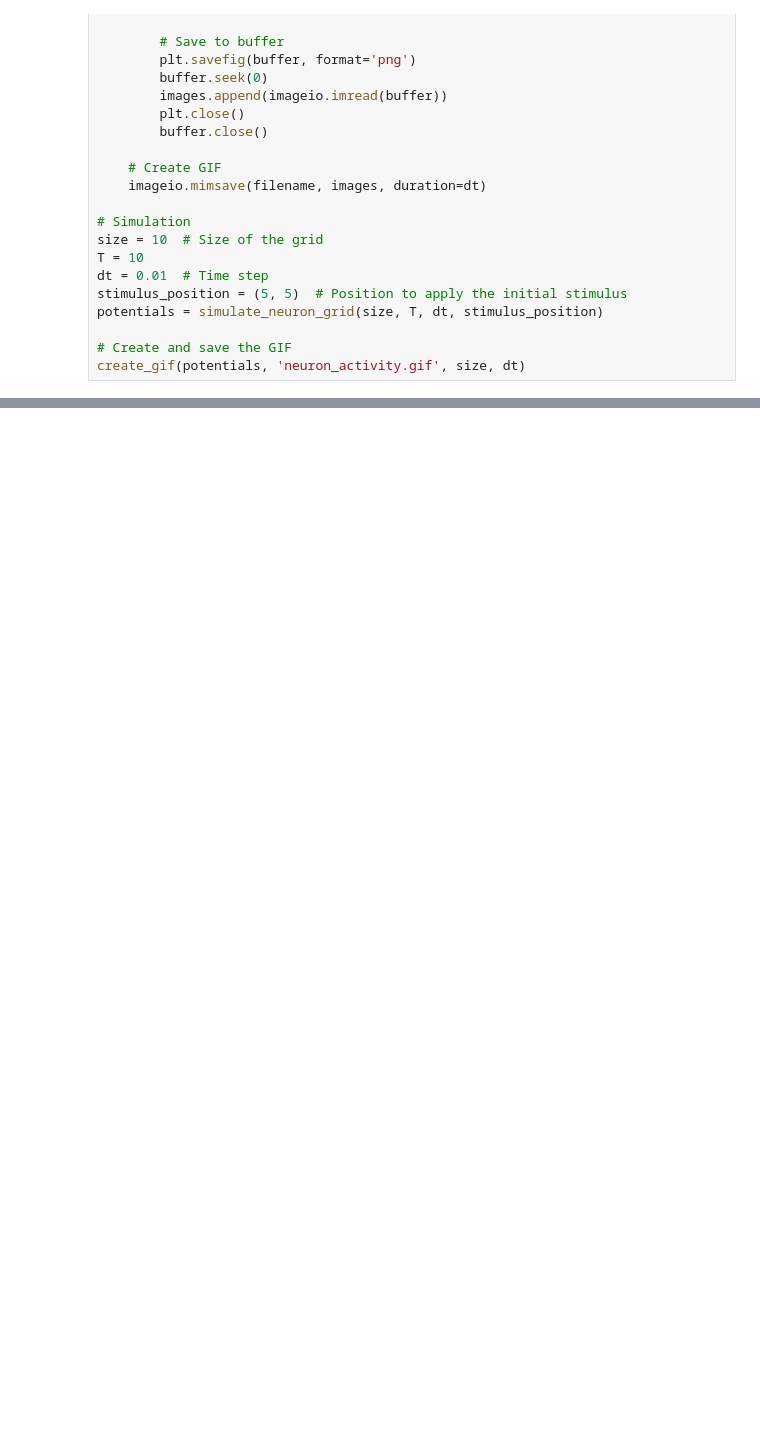
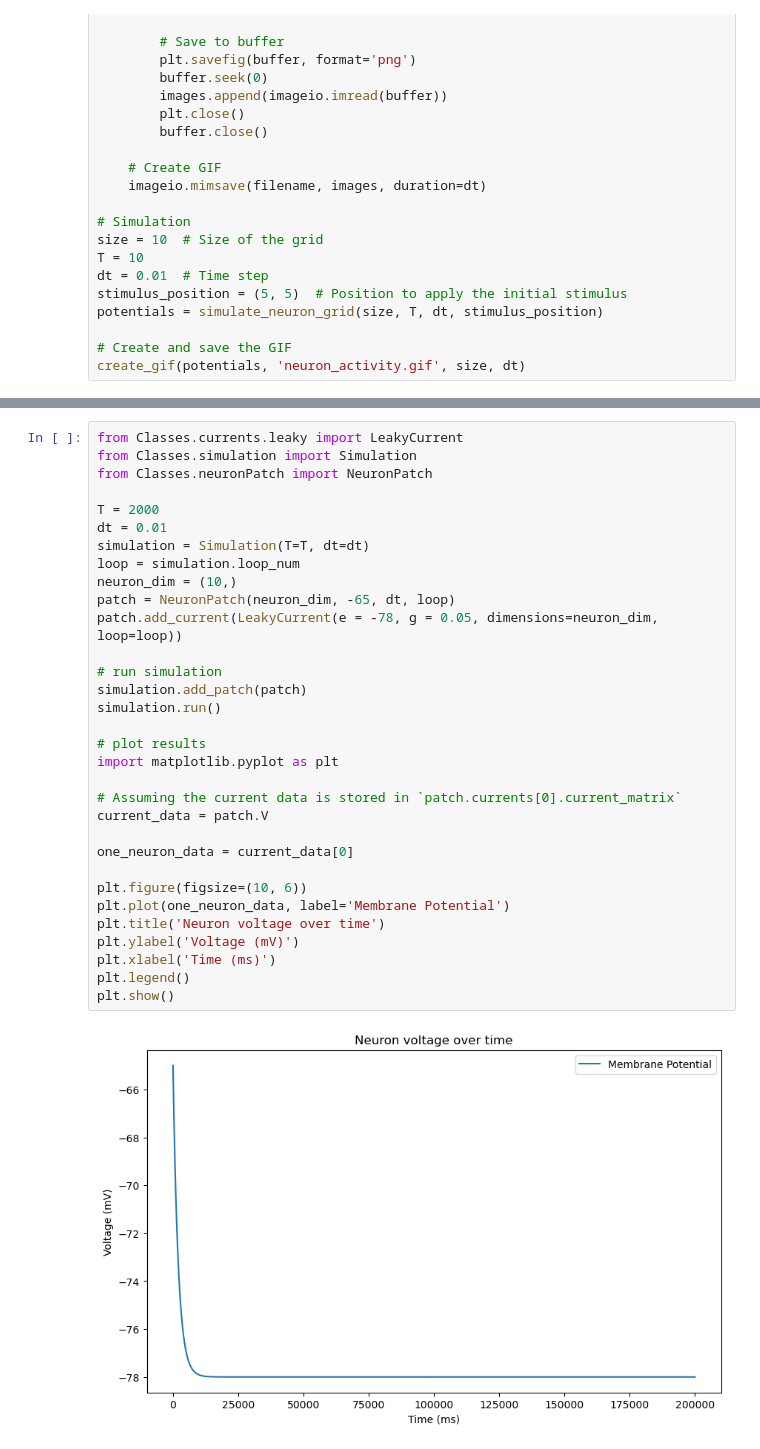
Before and after one commit to mahdouch9165/Neurons, a Jupyter notebook: neurons.ipynb, the cells around one changed output, grey strips where cells are left out. Cells and saved outputs as stored; diff of their text form; blank space fills up the shorter version.

Commit message:
leaky works

```diff
--- a/neurons.ipynb
+++ b/neurons.ipynb
@@ -350,0 +377,34 @@ create_gif(potentials, 'neuron_activity.gif', size, dt)
+# %%
+from Classes.currents.leaky import LeakyCurrent
+from Classes.simulation import Simulation
+from Classes.neuronPatch import NeuronPatch
+
+T = 2000
+dt = 0.01
+simulation = Simulation(T=T, dt=dt)
+loop = simulation.loop_num
+neuron_dim = (10,)
+patch = NeuronPatch(neuron_dim, -65, dt, loop)
+patch.add_current(LeakyCurrent(e = -78, g = 0.05, dimensions=neuron_dim, loop=loop))
+
+# run simulation
+simulation.add_patch(patch)
+simulation.run()
+
+# plot results
+import matplotlib.pyplot as plt
+
+# Assuming the current data is stored in `patch.currents[0].current_matrix`
+current_data = patch.V
+
+one_neuron_data = current_data[0]
+
+plt.figure(figsize=(10, 6))
+plt.plot(one_neuron_data, label='Membrane Potential')
+plt.title('Neuron voltage over time')
+plt.ylabel('Voltage (mV)')
+plt.xlabel('Time (ms)')
+plt.legend()
+plt.show()
+# %% [output]
+[figure, added]
```
Also changed, not shown: parts of 1 cell of this notebook, 22 other files.
